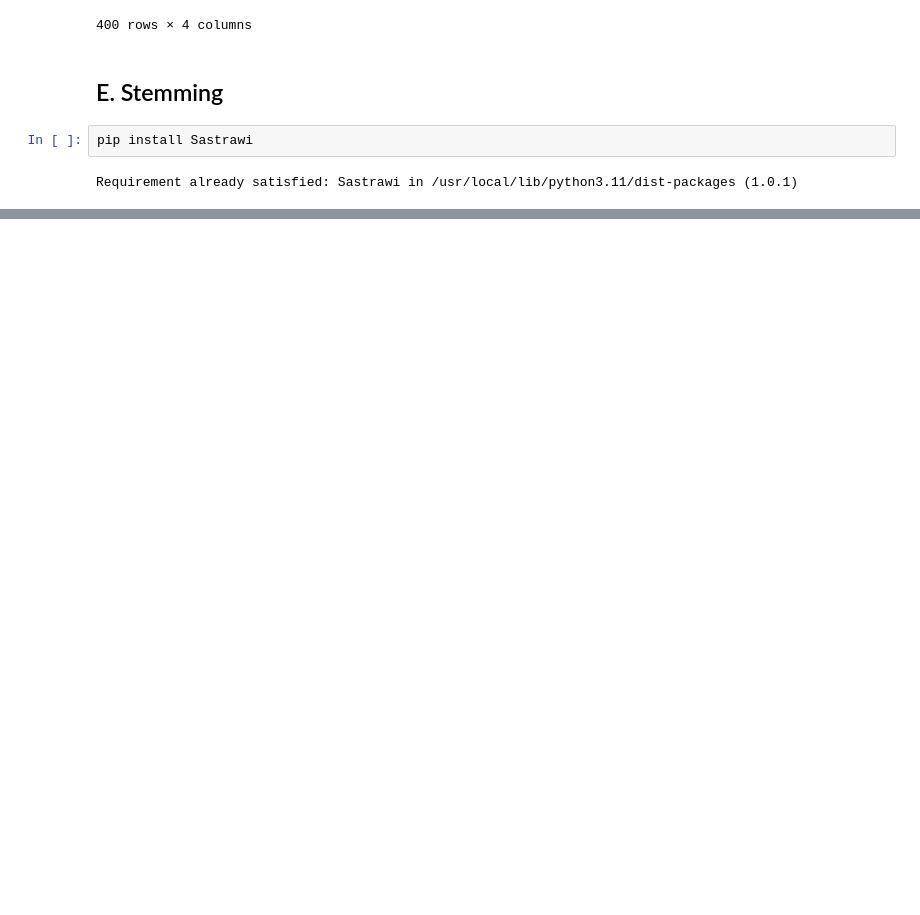
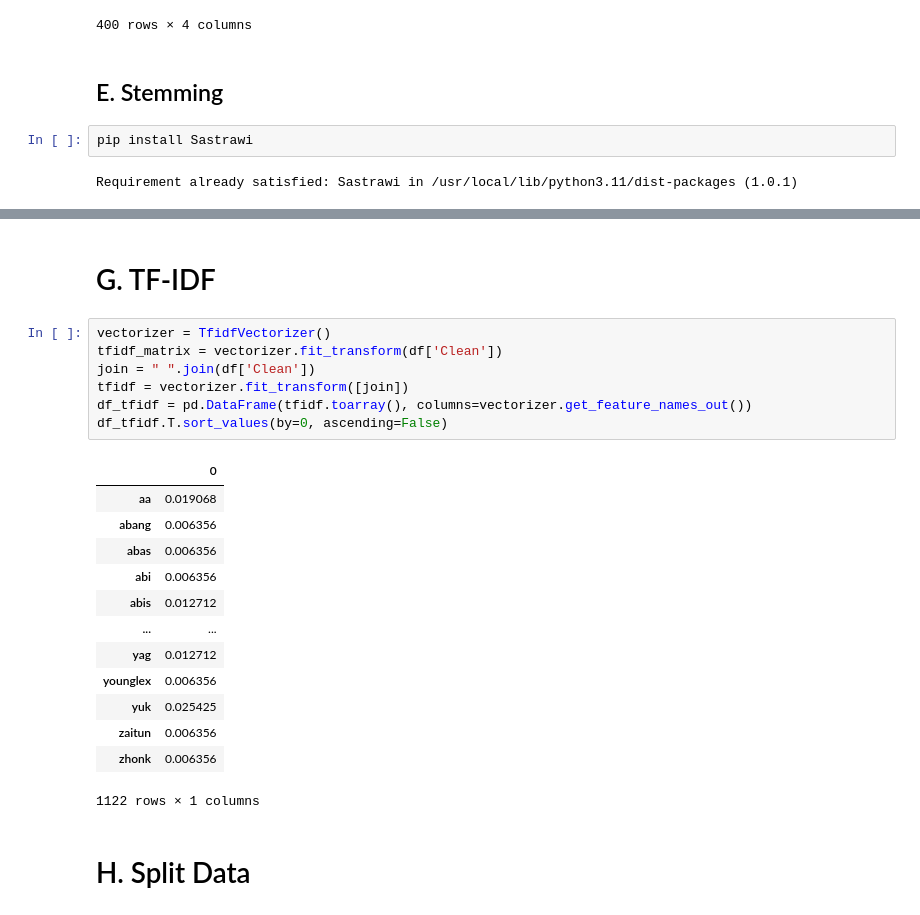
Before and after one commit to firarru/Text-Mining, a Jupyter notebook: Tugas_3_Kelompok_4_Text_Mining.ipynb, the cells around one changed output, grey strips where cells are left out. Saved outputs shown, nothing was run; the diff lists cells and outputs as text; blank space fills up the shorter version.

```diff
--- a/Tugas_3_Kelompok_4_Text_Mining.ipynb
+++ b/Tugas_3_Kelompok_4_Text_Mining.ipynb
@@ -240,0 +287,25 @@ df
+# %% [markdown]
+# G. TF-IDF
+# %%
+vectorizer = TfidfVectorizer()
+tfidf_matrix = vectorizer.fit_transform(df['Clean'])
+join = " ".join(df['Clean'])
+tfidf = vectorizer.fit_transform([join])
+df_tfidf = pd.DataFrame(tfidf.toarray(), columns=vectorizer.get_feature_names_out())
+df_tfidf.T.sort_values(by=0, ascending=False)
+# %% [output]
+|  | 0 |
+| aa | 0.019068 |
+| abang | 0.006356 |
+| abas | 0.006356 |
+| abi | 0.006356 |
+| abis | 0.012712 |
+| ... | ... |
+| yag | 0.012712 |
+| younglex | 0.006356 |
+| yuk | 0.025425 |
+| zaitun | 0.006356 |
+| zhonk | 0.006356 |
+1122 rows × 1 columns
+# %% [markdown]
+# H. Split Data
```
Also changed, not shown: parts of 10 cells of this notebook.
